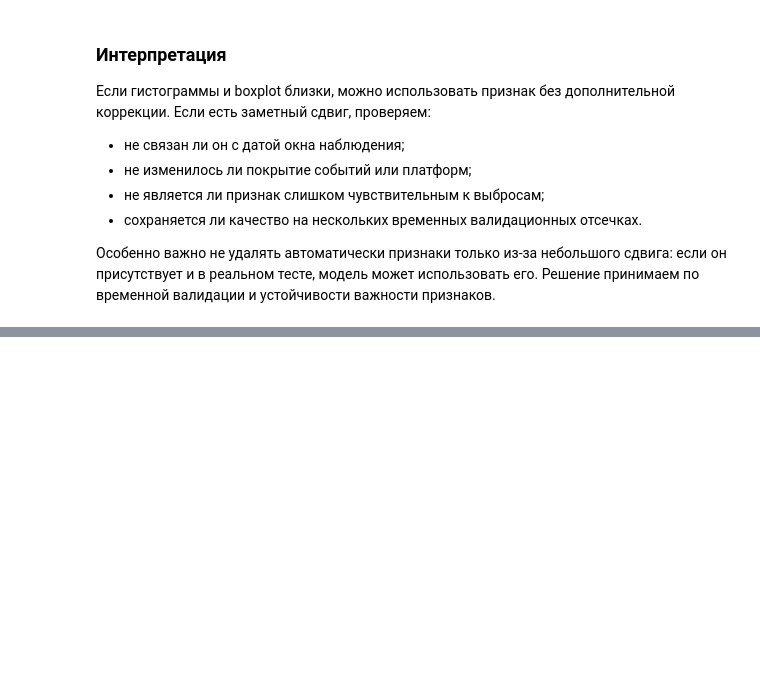
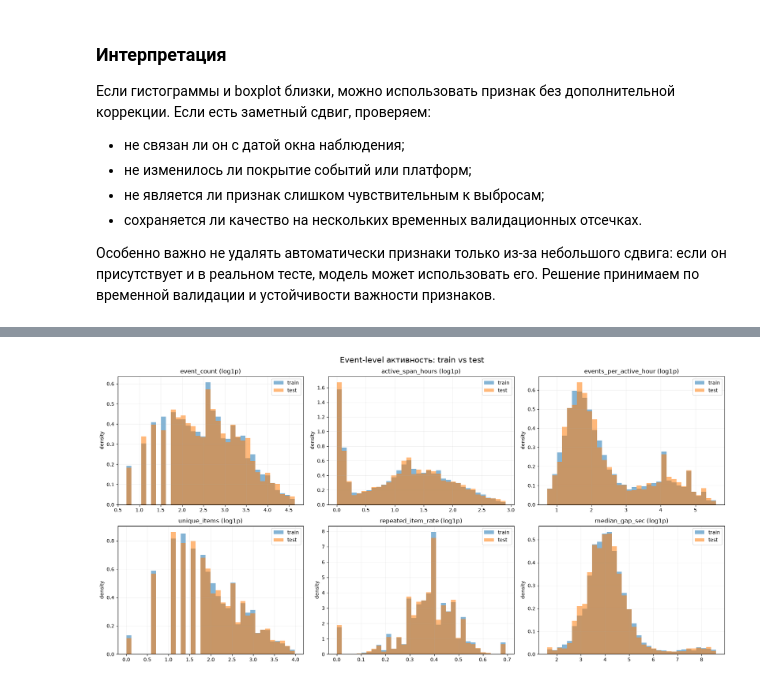
Before and after one commit to leaderpartiii/avito-bootcamp-fall, a Jupyter notebook: eda.ipynb, the cells around one changed output, grey strips where cells are left out. Drawn from its saved outputs; the diff is of its cells as text; code cells hidden in the pictures; blank space fills up the shorter version.

```diff
--- a/eda.ipynb
+++ b/eda.ipynb
@@ -772,0 +843,18 @@ plt.tight_layout()
+# %%
+fig, axes = plt.subplots(2, 3, figsize=(18, 9))
+plot_cols = ['event_count', 'active_span_hours', 'events_per_active_hour',
+             'unique_items', 'repeated_item_rate', 'median_gap_sec']
+for ax, col in zip(axes.ravel(), plot_cols):
+    tr = activity_train[col].replace([np.inf, -np.inf], np.nan).dropna()
+    te = activity_test[col].replace([np.inf, -np.inf], np.nan).dropna()
+    tr_plot = np.log1p(tr.clip(lower=0))
+    te_plot = np.log1p(te.clip(lower=0))
+    lo, hi = np.nanpercentile(pd.concat([tr_plot, te_plot]), [0.5, 99.5])
+    bins = np.linspace(lo, hi, 35)
+    ax.hist(tr_plot, bins=bins, density=True, alpha=0.55, label='train', color='C0')
+    ax.hist(te_plot, bins=bins, density=True, alpha=0.55, label='test', color='C1')
+    ax.set_title(f'{col} (log1p)'); ax.set_ylabel('density'); ax.grid(alpha=0.2); ax.legend()
+plt.suptitle('Event-level активность: train vs test', fontsize=16)
+plt.tight_layout()
+# %% [output]
+[figure, added]
```
Also changed, not shown: parts of 4 cells of this notebook, 3 other files.
